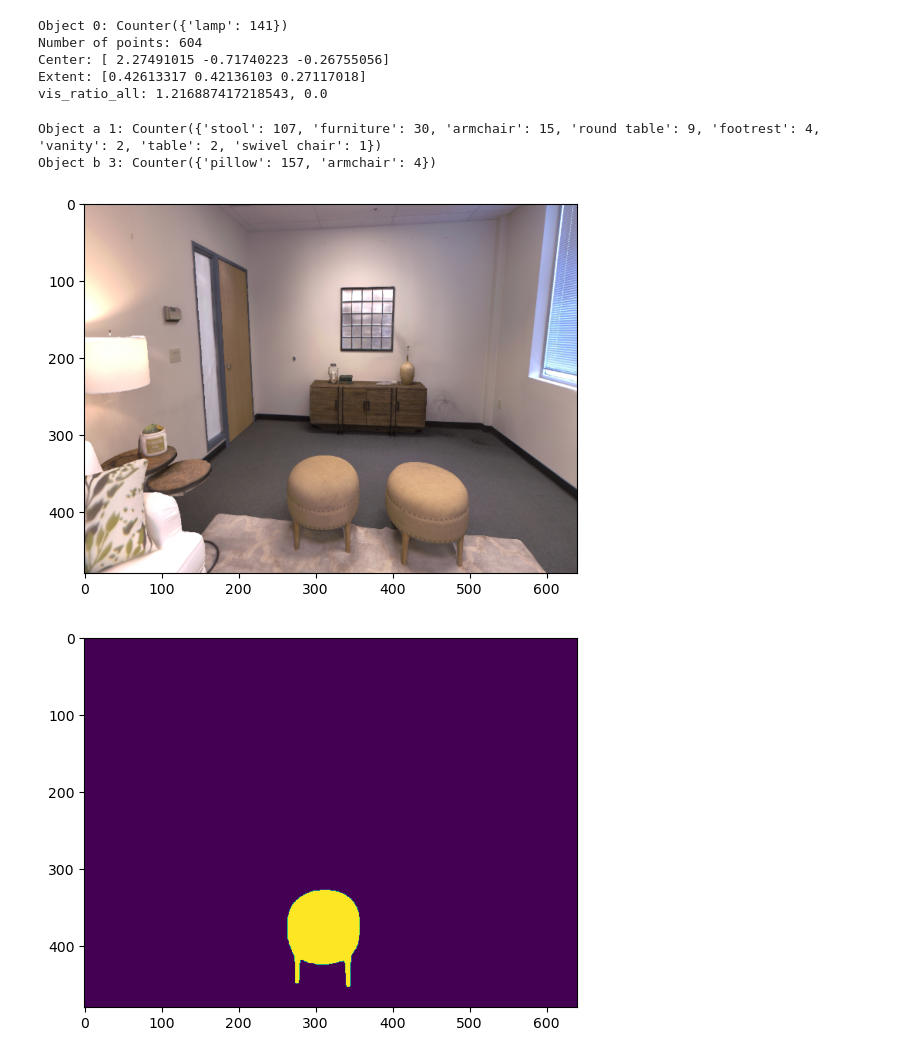
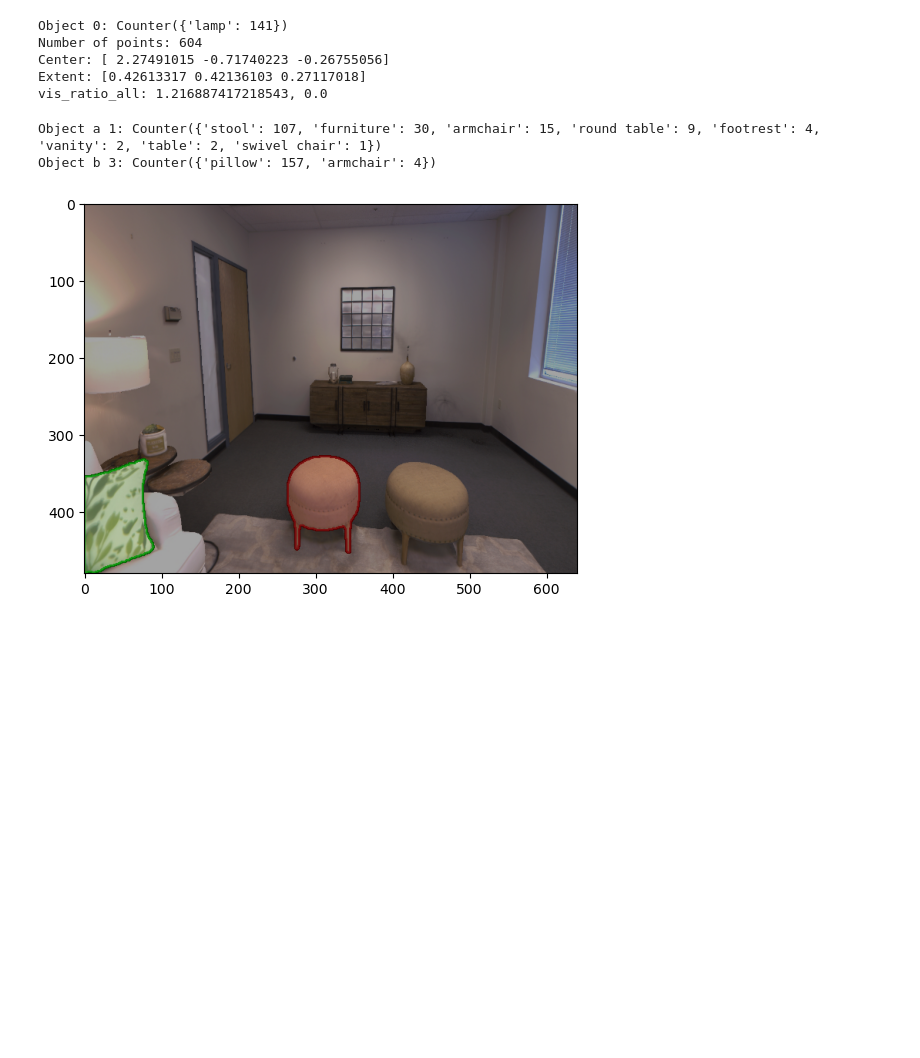
Before and after one commit to concept-graphs/concept-graphs, a Jupyter notebook: notebooks/gpt4v-prototype.ipynb, the cells around one changed output. Saved outputs shown, nothing was run; the diff lists cells and outputs as text; code cells hidden in the pictures; blank space fills up the shorter version.

Commit message:
apply mask on the image

```diff
--- a/notebooks/gpt4v-prototype.ipynb
+++ b/notebooks/gpt4v-prototype.ipynb
@@ -148,6 +148,16 @@ def compute_norm_dist(obj_a, obj_b):
     return norm_dist
 
 def compute_mutual_vis_ratio(obj_a, obj_b):
+    '''
+    Compute the product the visibility ratio of a pair of objects.
+
+    Visibility ratio is the ratio between the number of points visible in one view
+    and that of the fully built 3D object.
+
+    In order for GPT to reason about the relationship between two objects, we want
+    to get some images where both objects are mostly visible. So we compute this ratio
+    and use it to select relevant images.
+    '''
     n_images = max(
         np.asarray(obj_a['image_idx']).max(),
         np.asarray(obj_b['image_idx']).max()
@@ -217,43 +227,47 @@ for i in range(1, n_objects):
         obj_a = objects[i]
         obj_b = objects[j]
 
+        # filter object pairs by their geometric distance
         norm_dist = compute_norm_dist(obj_a, obj_b)
 
         if norm_dist.max() > 2.0:
             # Skip this pair as they are too far away
             continue
 
-        print(f"Object a {i}: {Counter(obj_a['class_name'])}")
-        print(f"Object b {j}: {Counter(obj_b['class_name'])}")
+        # print(f"Object a {i}: {Counter(obj_a['class_name'])}")
+        # print(f"Object b {j}: {Counter(obj_b['class_name'])}")
         # print(f"Norm dist: {norm_dist}")
 
+        # Get the image with maximum mutual visiblity ratio
         mutual_vis_ratio = compute_mutual_vis_ratio(obj_a, obj_b)
         image_id, max_mutual_vis_ratio = mutual_vis_ratio.argmax(), mutual_vis_ratio.max()
 
         # print(image_id, max_mutual_vis_ratio)
         color, _, _, _ = dataset[image_id]
         color = color.detach().cpu().numpy()
         color = color.round().astype(np.uint8)
 
         det_id_a = np.where(np.asarray(obj_a['image_idx']) == image_id)[0][0]
         mask_a = obj_a['mask'][det_id_a]
         mask_a = resize_mask(mask_a, color.shape[0], color.shape[1])
 
         det_id_b = np.where(np.asarray(obj_b['image_idx']) == image_id)[0][0]
         mask_b = obj_b['mask'][det_id_b]
         mask_b = resize_mask(mask_b, color.shape[0], color.shape[1])
 
-        plt.imshow(color); plt.show()
-        plt.imshow(mask_a); plt.show()
-        plt.imshow(mask_b); plt.show()
+        # plt.imshow(color); plt.show()
+        # plt.imshow(mask_a); plt.show()
+        # plt.imshow(mask_b); plt.show()
 
+        blend_image = draw_mask_on_image(mask_a, color, (255, 0, 0))
+        blend_image = draw_mask_on_image(mask_b, blend_image, (0, 255, 0))
 
+        plt.imshow(blend_image)
+        plt.show()
 
         break
-
     break
 # %% [output]
 Object a 1: Counter({'stool': 107, 'furniture': 30, 'armchair': 15, 'round table': 9, 'footrest': 4, 'vanity': 2, 'table': 2, 'swivel chair': 1})
 Object b 3: Counter({'pillow': 157, 'armchair': 4})
-[figure, old version]
+[figure, new version]
-[figure, removed]
```
Also changed, not shown: parts of 2 cells of this notebook.
